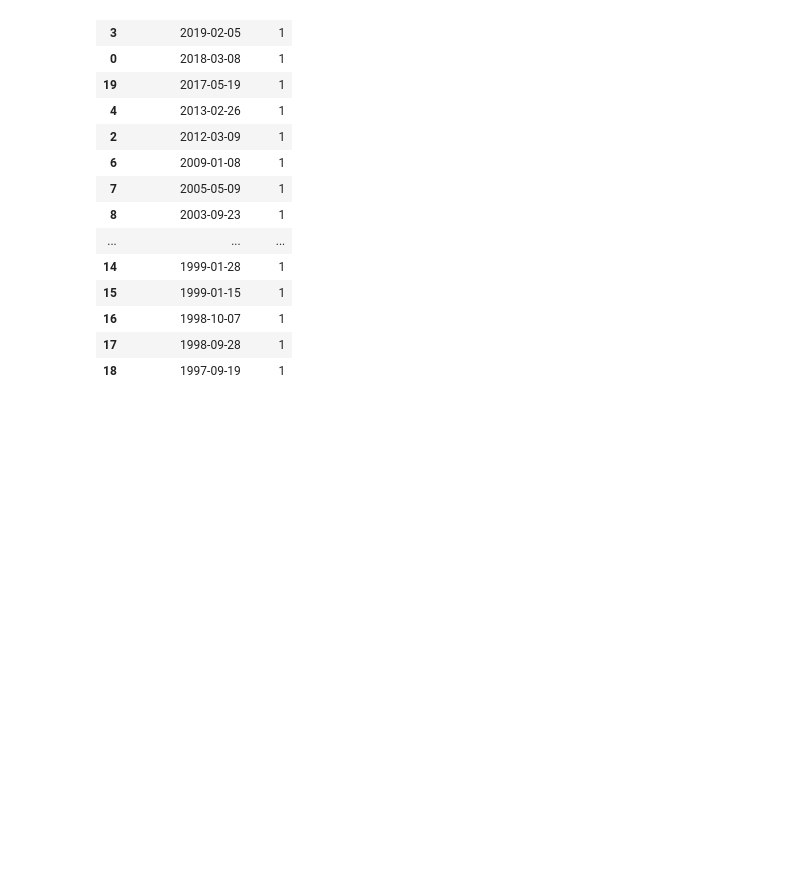
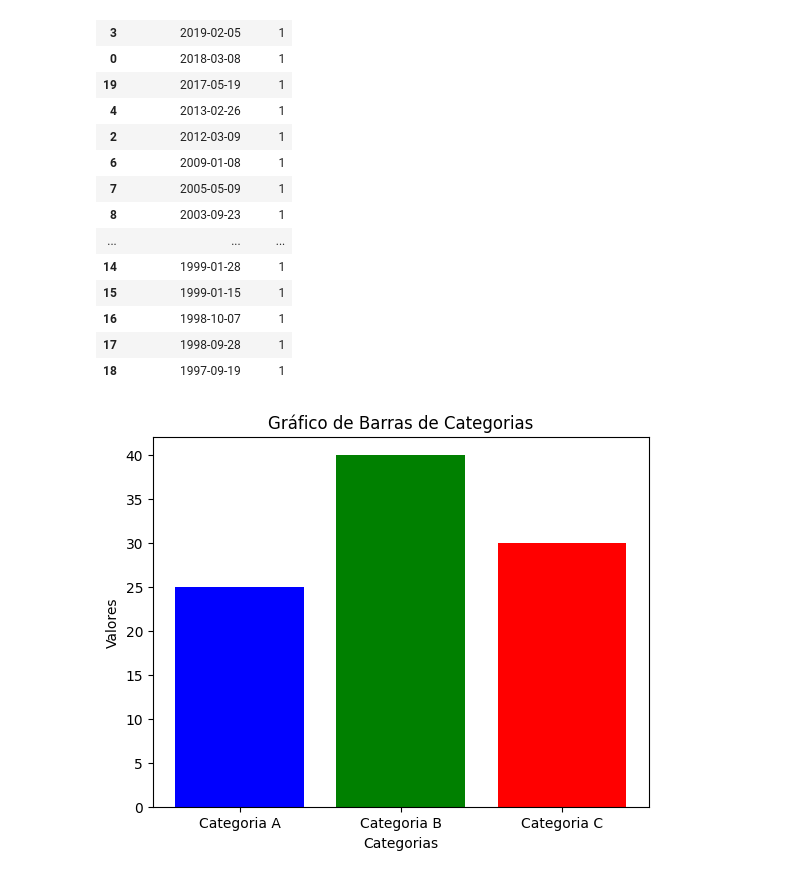
Before and after one commit to sintese-bi/dashboard-cnpj-api, a Jupyter notebook: testes.ipynb, the cells around one changed output. Saved outputs shown, nothing was run; the diff lists cells and outputs as text; code cells hidden in the pictures; blank space fills up the shorter version.

```diff
--- a/testes.ipynb
+++ b/testes.ipynb
@@ -558,3 +558,18 @@ df
 | 16 | 1998-10-07 | 1 |
 | 17 | 1998-09-28 | 1 |
 | 18 | 1997-09-19 | 1 |
+# %%
+import matplotlib.pyplot as plt
+
+# Dados fictícios
+categorias = ['Categoria A', 'Categoria B', 'Categoria C']
+valores = [25, 40, 30]
+
+# Criando o gráfico de barras
+plt.bar(categorias, valores, color=['blue', 'green', 'red'])
+plt.xlabel('Categorias')
+plt.ylabel('Valores')
+plt.title('Gráfico de Barras de Categorias')
+plt.show()
+# %% [output]
+[figure, added]
```
Also changed, not shown: parts of 12 cells of this notebook, 1 other file.
